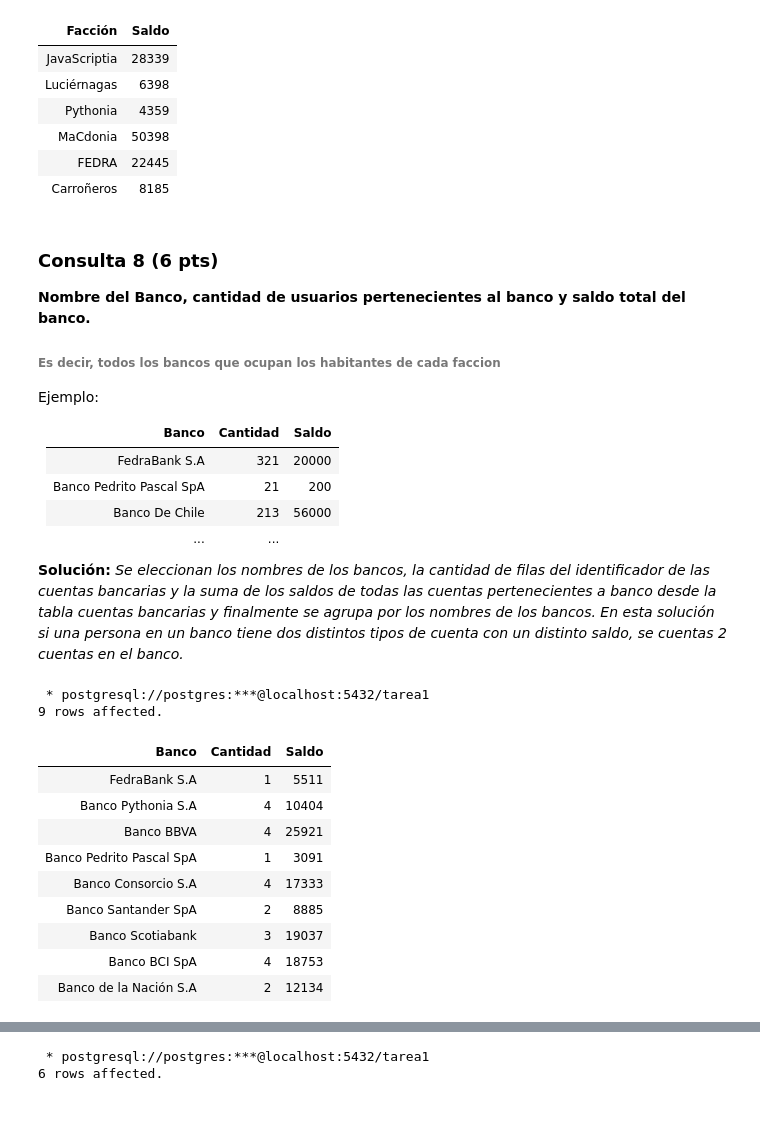
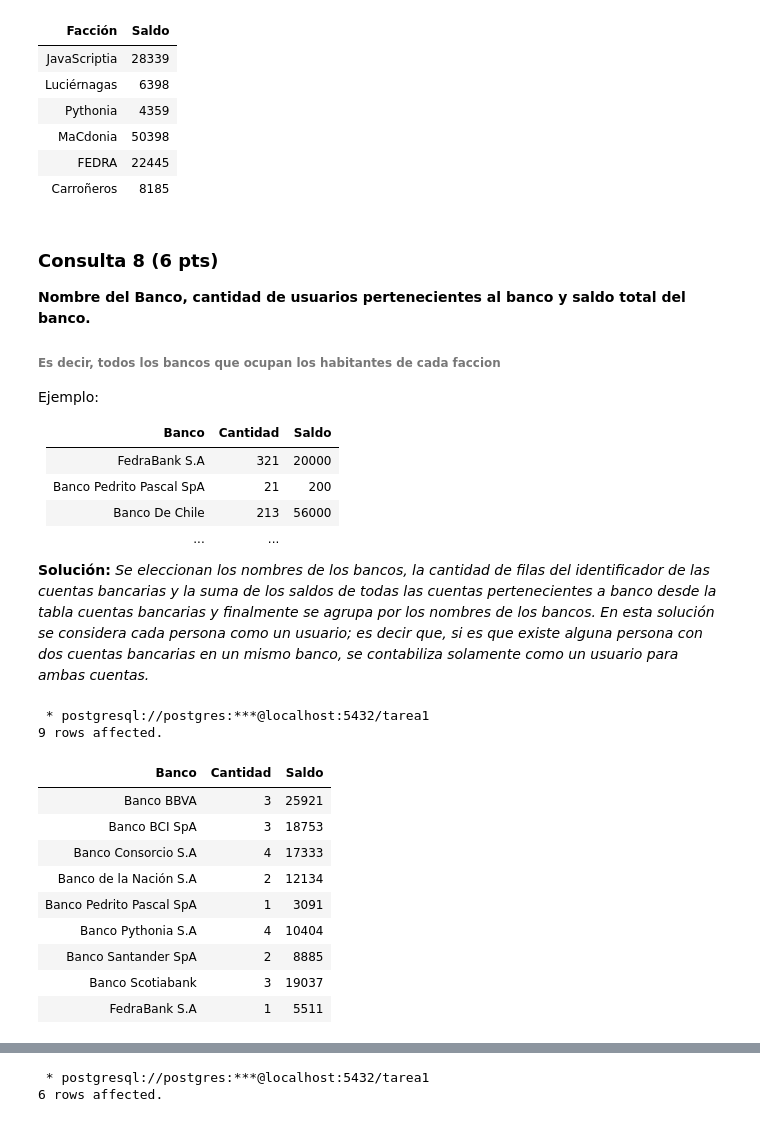
Before and after one commit to evwng/INF239_Tareas, a Jupyter notebook: Tarea-1-Grupo23/Tarea1_Grupo23.ipynb, the cells around one changed output, grey strips where cells are left out. Drawn from its saved outputs; the diff is of its cells as text; code cells hidden in the pictures.

```diff
--- a/Tarea-1-Grupo23/Tarea1_Grupo23.ipynb
+++ b/Tarea-1-Grupo23/Tarea1_Grupo23.ipynb
@@ -605,28 +606,28 @@ Ejemplo:
 | Banco De Chile|213|56000|
 | ... | ... |
 
-**Solución:** _Se eleccionan los nombres de los bancos, la cantidad de filas del identificador de las cuentas bancarias y la suma de los saldos de todas las cuentas pertenecientes a banco desde la tabla cuentas bancarias y finalmente se agrupa por los nombres de los bancos. En esta solución si una persona en un banco tiene dos distintos tipos de cuenta con un distinto saldo, se cuentas 2 cuentas en el banco._
+**Solución:** _Se eleccionan los nombres de los bancos, la cantidad de filas del identificador de las cuentas bancarias y la suma de los saldos de todas las cuentas pertenecientes a banco desde la tabla cuentas bancarias y finalmente se agrupa por los nombres de los bancos. En esta solución se considera cada persona como un usuario; es decir que, si es que existe alguna persona con dos cuentas bancarias en un mismo banco, se contabiliza solamente como un usuario para ambas cuentas._
 # %%
 %%sql
 SELECT
-    cuentas_bancarias.banco "Banco", COUNT(cuentas_bancarias.id) "Cantidad", SUM(cuentas_bancarias.saldo) "Saldo"
+    cuentas_bancarias.banco "Banco", COUNT(DISTINCT cuentas_bancarias.id_persona) "Cantidad", SUM(cuentas_bancarias.saldo) "Saldo"
 FROM
     cuentas_bancarias
 GROUP BY
     cuentas_bancarias.banco;
 # %% [output]
  * postgresql://postgres:***@localhost:5432/tarea1
 9 rows affected.
 | Banco | Cantidad | Saldo |
-| FedraBank S.A | 1 | 5511 |
+| Banco BBVA | 3 | 25921 |
+| Banco BCI SpA | 3 | 18753 |
+| Banco Consorcio S.A | 4 | 17333 |
+| Banco de la Nación S.A | 2 | 12134 |
+| Banco Pedrito Pascal SpA | 1 | 3091 |
 | Banco Pythonia S.A | 4 | 10404 |
-| Banco BBVA | 4 | 25921 |
-| Banco Pedrito Pascal SpA | 1 | 3091 |
-| Banco Consorcio S.A | 4 | 17333 |
 | Banco Santander SpA | 2 | 8885 |
 | Banco Scotiabank | 3 | 19037 |
-| Banco BCI SpA | 4 | 18753 |
-| Banco de la Nación S.A | 2 | 12134 |
+| FedraBank S.A | 1 | 5511 |
 # %% [markdown]
 ### Consulta 9 (8 pts)
 **Nombre de la Facción y el Banco más utilizado por sus habitantes**(Si hay empate, que se muestre solo uno.)
```
Also changed, not shown: parts of 2 cells of this notebook.
